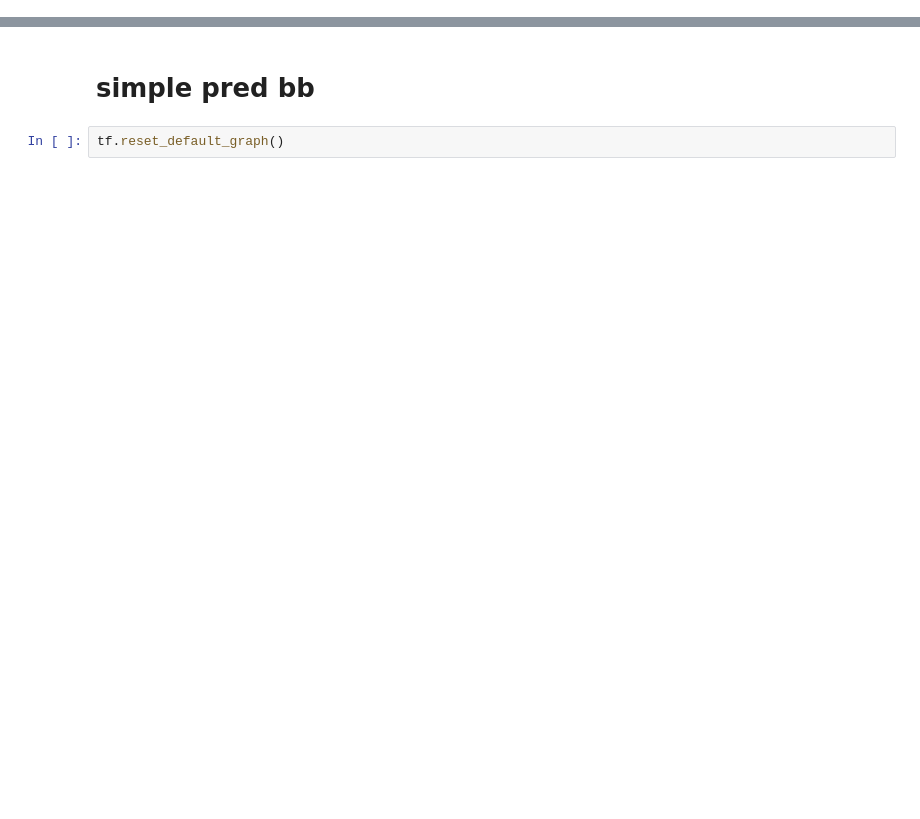
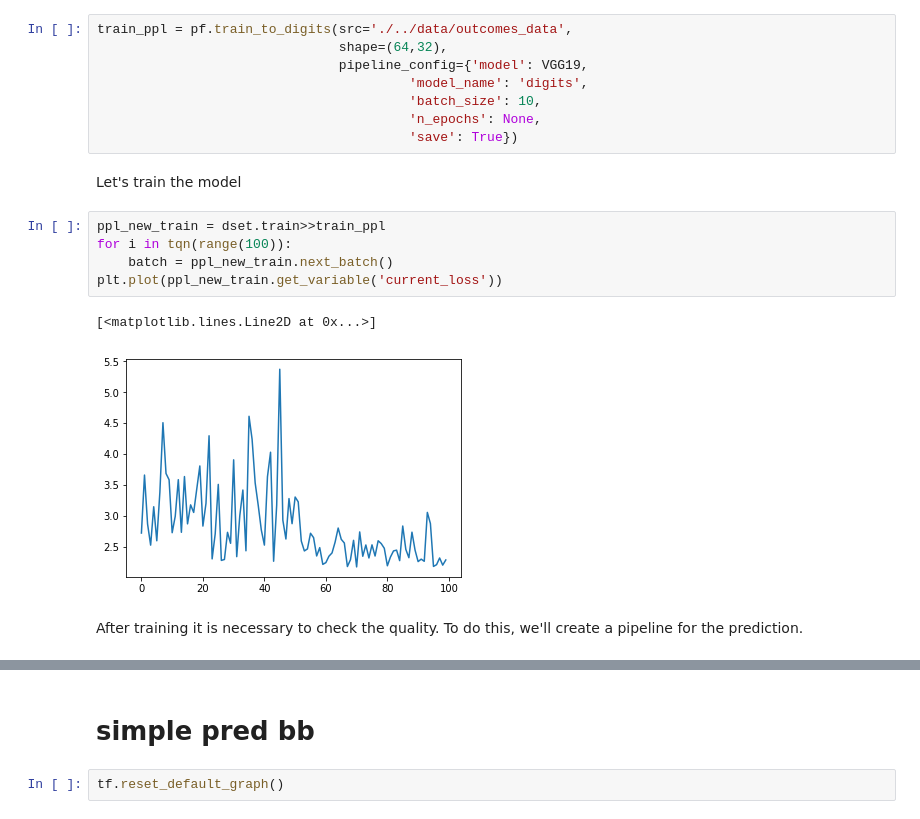
Before and after one commit to analysiscenter/meters, a Jupyter notebook: examples/Pipeline_factory_example.ipynb, the cells around one changed output, grey strips where cells are left out. Saved outputs shown, nothing was run; the diff lists cells and outputs as text; blank space fills up the shorter version.

Commit message:
update dataset and add examples of pipeline factory

```diff
--- a/examples/Pipeline_factory_example.ipynb
+++ b/examples/Pipeline_factory_example.ipynb
@@ -107,0 +115,20 @@ ppl = pf.train_to_coordinates('./../data/outcomes_data/', ppl_config=config, mod
+# %%
+train_ppl = pf.train_to_digits(src='./../data/outcomes_data',
+                               shape=(64,32),
+                               pipeline_config={'model': VGG19,
+                                        'model_name': 'digits',
+                                        'batch_size': 10,
+                                        'n_epochs': None,
+                                        'save': True})
+# %% [markdown]
+Let's train the model
+# %%
+ppl_new_train = dset.train>>train_ppl
+for i in tqn(range(100)):
+    batch = ppl_new_train.next_batch()
+plt.plot(ppl_new_train.get_variable('current_loss'))
+# %% [output]
+[<matplotlib.lines.Line2D at 0x...>]
+[figure, added]
+# %% [markdown]
+After training it is necessary to check the quality. To do this, we'll create a pipeline for the prediction.
```
Also changed, not shown: parts of 49 cells of this notebook.
